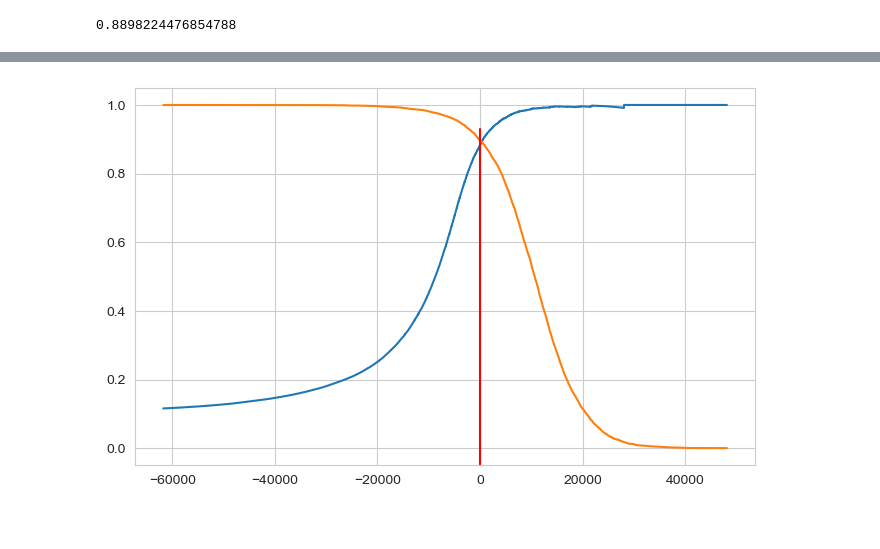
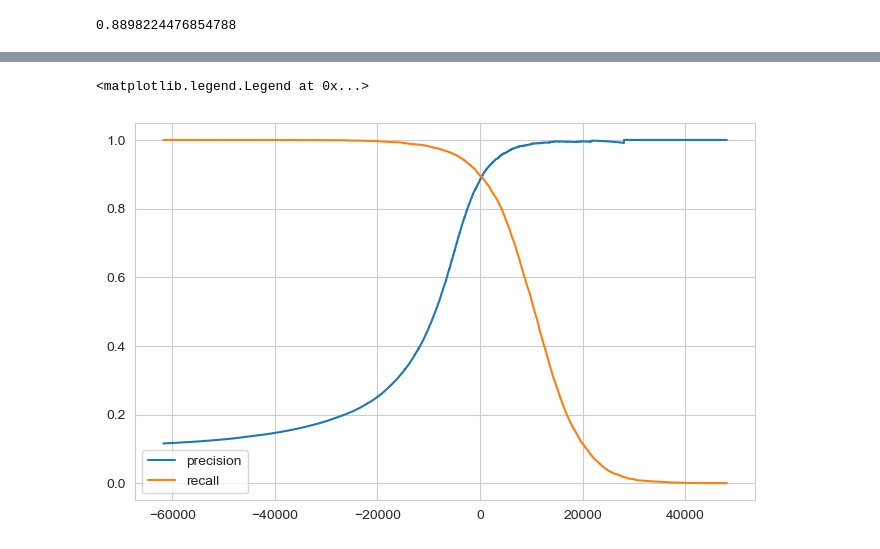
Before and after one commit to angelocandari/std-handsOnMachineLearning, a Jupyter notebook: std-chapter2-minst.ipynb, the cells around one changed output, grey strips where cells are left out. Saved outputs shown, nothing was run; the diff lists cells and outputs as text; code cells hidden in the pictures.

```diff
--- a/std-chapter2-minst.ipynb
+++ b/std-chapter2-minst.ipynb
@@ -232,9 +233,8 @@ f1_score(train_target_seven, train_pred_seven)
 # %%
 plt.figure(figsize=(8,5))
-sns.lineplot(x=threshold, y=precisions[:-1])
-sns.lineplot(x=threshold, y=recalls[:-1])
-x = f1_score(train_target_seven, train_pred_seven)
-plt.axvline(x, x, 0 , color='red');
-plt.axhline(x, x, 0, color='red');
+sns.lineplot(x=threshold, y=precisions[:-1], label='precision')
+sns.lineplot(x=threshold, y=recalls[:-1], label='recall')
+plt.legend();
 # %% [output]
+<matplotlib.legend.Legend at 0x...>
-[figure, old version]
+[figure, new version]
```
Also changed, not shown: parts of 20 cells of this notebook.
